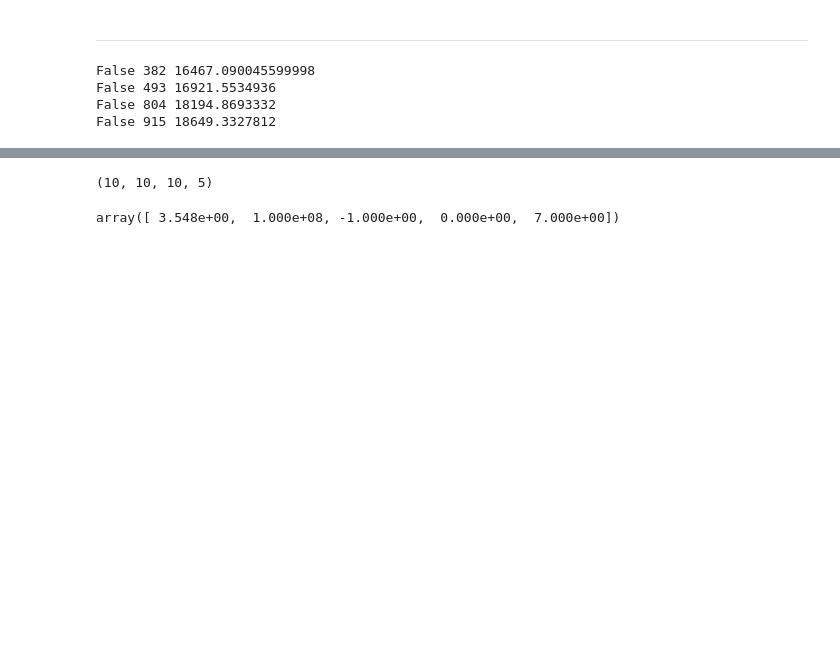
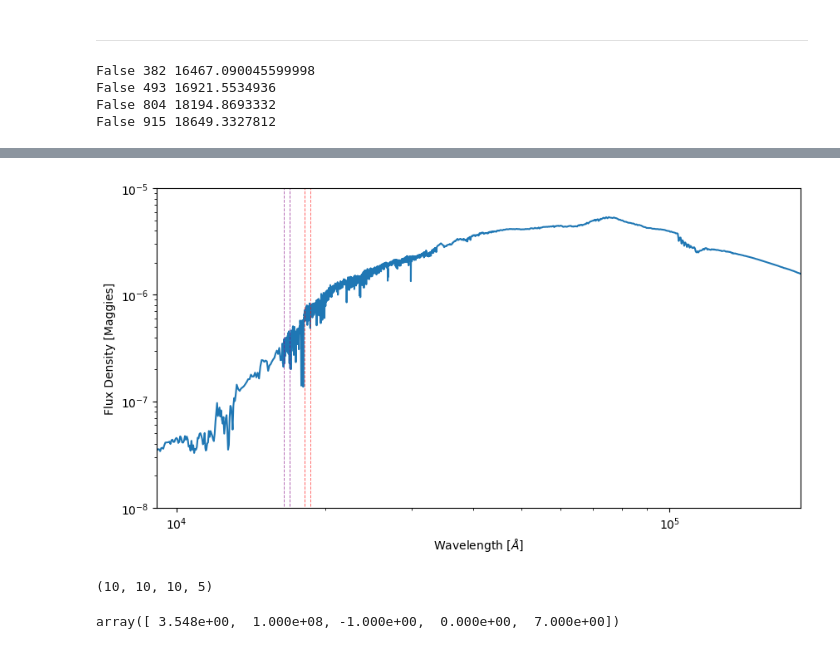
Before and after one commit to sem635NAU/REU, a Jupyter notebook: Notebooks/Notebook_6_25_1.ipynb, the cells around one changed output, grey strips where cells are left out. Cells and saved outputs as stored; diff of their text form; code cells hidden in the pictures; blank space fills up the shorter version.

```diff
--- a/Notebooks/Notebook_6_25_1.ipynb
+++ b/Notebooks/Notebook_6_25_1.ipynb
@@ -120,3 +120,26 @@ show()
+# %%
+data_grid_spec = np.load('specs_sps_no_dust.npy')
+
+a = 1.0 + run_params['zred']
+
+figure(figsize=(10,5))
+
+loglog(wspec, data_grid_spec[5,-1,5,:])
+
+plotBalmerBreak(**run_params)
+
+xmin, xmax = 2000*a, 40500*a
+ymin, ymax = 1e-8, 1e-5
+
+xlim([xmin,xmax])
+ylim([ymin,ymax])
+
+xlabel(r'Wavelength [$\AA$]')
+ylabel(r'Flux Density [Maggies]')
+
+show()
+# %% [output]
+[figure, added]
 # %%
 data_grid_params.shape
 # %% [output]
```
Also changed, not shown: parts of 1 cell of this notebook, 2 other files.
